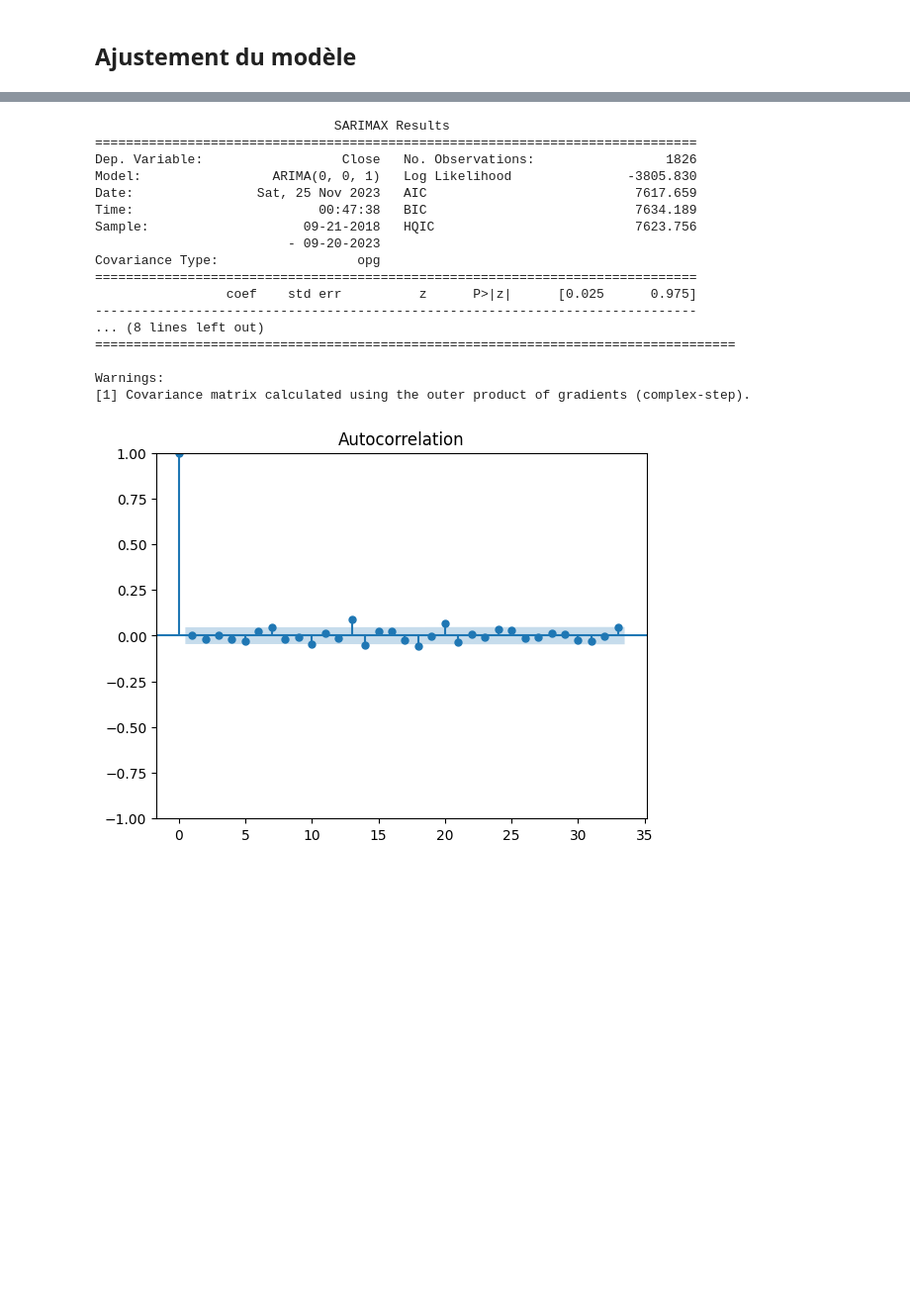
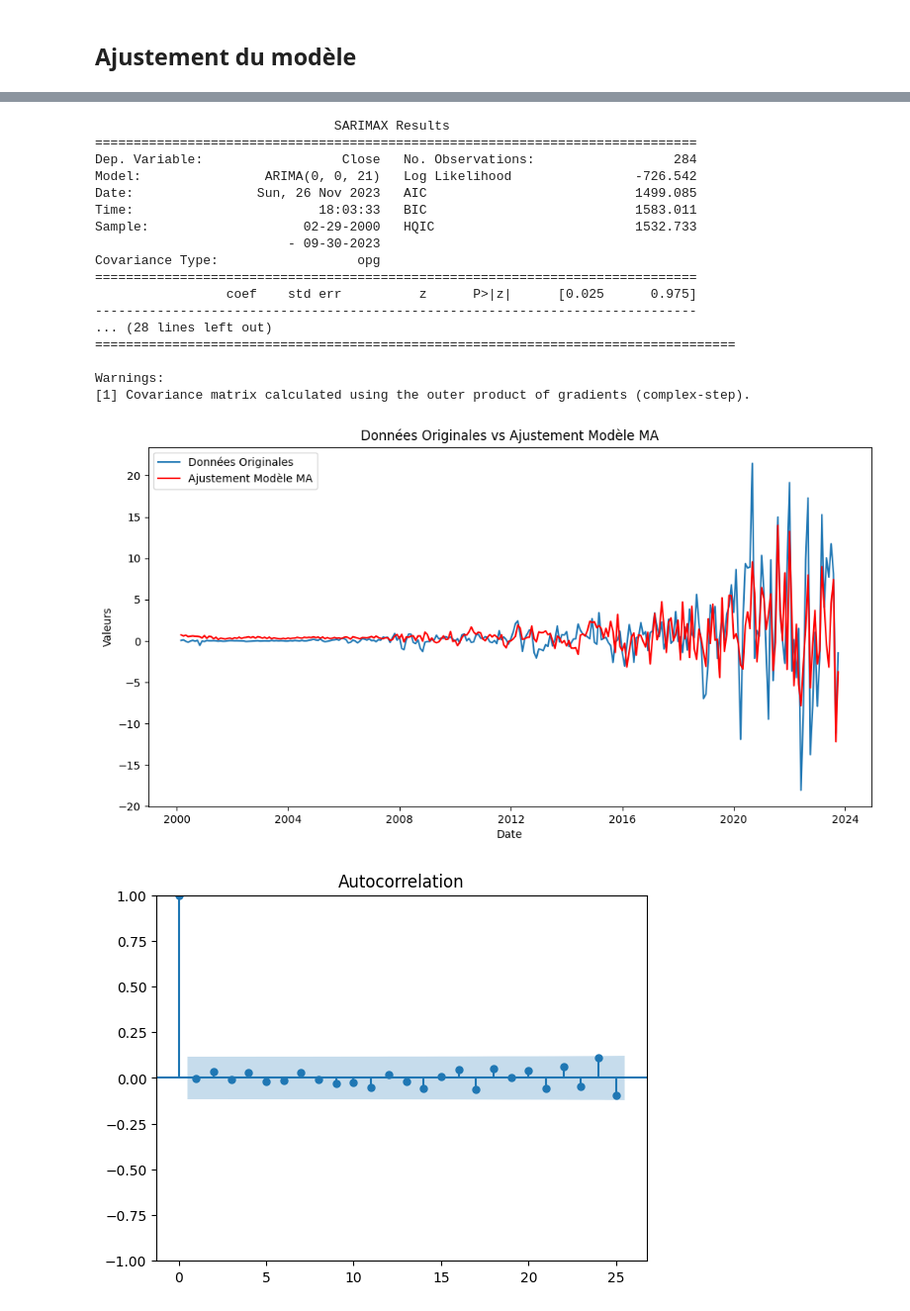
Before and after one commit to A2BX/apple_forcasting, a Jupyter notebook: apple_forecasting.ipynb, the cells around one changed output, grey strips where cells are left out. Shown at 99% size. Saved outputs shown, nothing was run; the diff lists cells and outputs as text; code cells hidden in the pictures; blank space fills up the shorter version.

```diff
--- a/apple_forecasting.ipynb
+++ b/apple_forecasting.ipynb
@@ -131,0 +122,6 @@ print(apple_close)
+# %%
+ferq = 'Month'
+apple_close = apple_close.resample('M').mean()
+
+print("\n************ data overview ****** \n")
+print(apple_close)
@@ -132,6 +161,9 @@ print(apple_close)
 # %%
-# Appliquer fill forward pour remplir les lacunes
-apple_close.fillna(method='ffill', inplace=True)
+if ferq == 'Day':
+    # Appliquer fill forward pour remplir les lacunes
+    apple_close.fillna(method='ffill', inplace=True)
 
-print("\n************* data overview ****** \n")
-print(apple_close)
+    print("\n************* data overview ****** \n")
+    print(apple_close)
+
+    apple_close.drop('Day_Name', axis=1, inplace=True)
@@ -157,5 +170,5 @@ apple_close.drop('Day_Name', axis=1, inplace=True)
 # %%
-apple_close = apple_close[apple_close.index >= "2018-09-20"]
+apple_close = apple_close[apple_close.index >= "2018-09-15"]
 # %%
 apple_close.index
 # %% [output]
@@ -250,5 +263,12 @@ else:
 # %% [markdown]
 ## Ajustement du modèle
+# %%
+# Définir le point de division (80% pour le traitement, 20% pour le test)
+split_point = int(len(data) * 0.8)
+
+# Diviser les données en ensembles de traitement et de test
+train_df = apple_diff.iloc[:split_point]
+test_df = apple_diff[split_point:]
 # %%
 from statsmodels.graphics.tsaplots import plot_acf, plot_pacf
 from statsmodels.tsa.arima.model import ARIMA
@@ -262,34 +282,46 @@ plt.show()
 # %%
 # Ajuster le modèle MA en utilisant un ordre choisi basé sur l'ACF
-q=1
-model_ma = ARIMA(apple_diff, order=(0, 0, q))
+q=21
+model_ma = ARIMA(train_df, order=(0, 0, q))
 results_ma = model_ma.fit()
 
 # Afficher le résumé du modèle
 print(results_ma.summary())
+# Récupérer les ajustements du modèle
+fitted_values_ma = results_ma.fittedvalues
 
+# Créer le graphique des données et de l'ajustement
+plt.figure(figsize=(12, 6))
+plt.plot(train_df, label='Données Originales')
+plt.plot(fitted_values_ma, color='red', label='Ajustement Modèle MA')
+plt.title('Données Originales vs Ajustement Modèle MA')
+plt.xlabel('Date')
+plt.ylabel('Valeurs')
+plt.legend()
+plt.show()
 # Vérifier les résidus
-residus = results_ma.resid
-plot_acf(residus)
+residus_ma = results_ma.resid
+plot_acf(residus_ma)
 plt.show()
 # %% [output]
                                SARIMAX Results
 ==============================================================================
-Dep. Variable:                  Close   No. Observations:                 1826
-Model:                 ARIMA(0, 0, 1)   Log Likelihood               -3805.830
-Date:                Sat, 25 Nov 2023   AIC                           7617.659
-Time:                        00:47:38   BIC                           7634.189
-Sample:                    09-21-2018   HQIC                          7623.756
-                         - 09-20-2023
+Dep. Variable:                  Close   No. Observations:                  284
+Model:                ARIMA(0, 0, 21)   Log Likelihood                -726.542
+Date:                Sun, 26 Nov 2023   AIC                           1499.085
+Time:                        18:03:33   BIC                           1583.011
+Sample:                    02-29-2000   HQIC                          1532.733
+                         - 09-30-2023
 Covariance Type:                  opg
 ==============================================================================
                  coef    std err          z      P>|z|      [0.025      0.975]
 ------------------------------------------------------------------------------
-... (8 lines left out)
+... (28 lines left out)
 ===================================================================================
 
 Warnings:
 [1] Covariance matrix calculated using the outer product of gradients (complex-step).
-[figure, old version]
+[figure, new version]
+[figure, added]
 # %%
 # Plot PACF pour déterminer l'ordre
```
Also changed, not shown: parts of 22 cells of this notebook.
